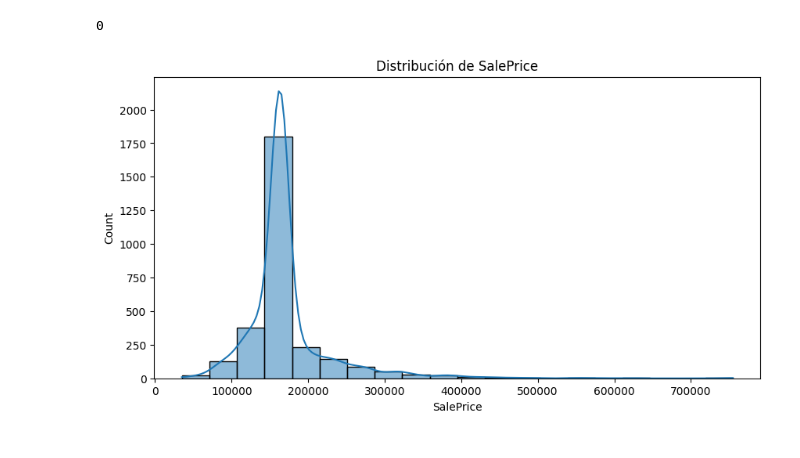
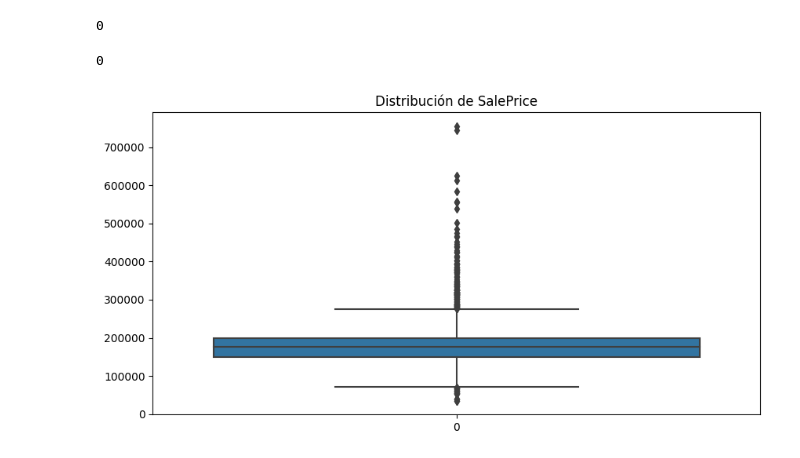
Before and after one commit to JGomez1100000/Eda_regression, a Jupyter notebook: Eda.ipynb, the cells around one changed output. Cells and saved outputs as stored; diff of their text form; code cells hidden in the pictures.

```diff
--- a/Eda.ipynb
+++ b/Eda.ipynb
@@ -249,16 +291,26 @@ df_saleprice_median = df['SalePrice'].median()
+# %%
+muestra = np.random.normal(loc=df['SalePrice'].mean(), scale=valores_filtrados_std,  size=2919)
+# %%
+muestra_serie = pd.Series(muestra)
+# %%
+muestra_serie = muestra_serie.astype(int)
 # %%
-df['SalePrice'] = df['SalePrice'].fillna(df_saleprice_median)
+df['SalePrice'] =  df['SalePrice'].fillna(muestra_serie)
 # %%
 df['SalePrice'].isnull().sum()
 # %% [output]
 0
+# %%
+df['SalePrice'].isnull().sum()
+# %% [output]
+0
 # %%
 plt.figure(figsize=(10, 5))
-sns.histplot(df['SalePrice'],bins=20, kde=True)
+sns.boxplot(df['SalePrice'])
 plt.title('Distribución de ' + col)
 plt.show()
 # %% [output]
-[figure, old version]
+[figure, new version]
 # %%
 # Knn simplified
 
```
Also changed, not shown: parts of 29 cells of this notebook, 1 other file.
